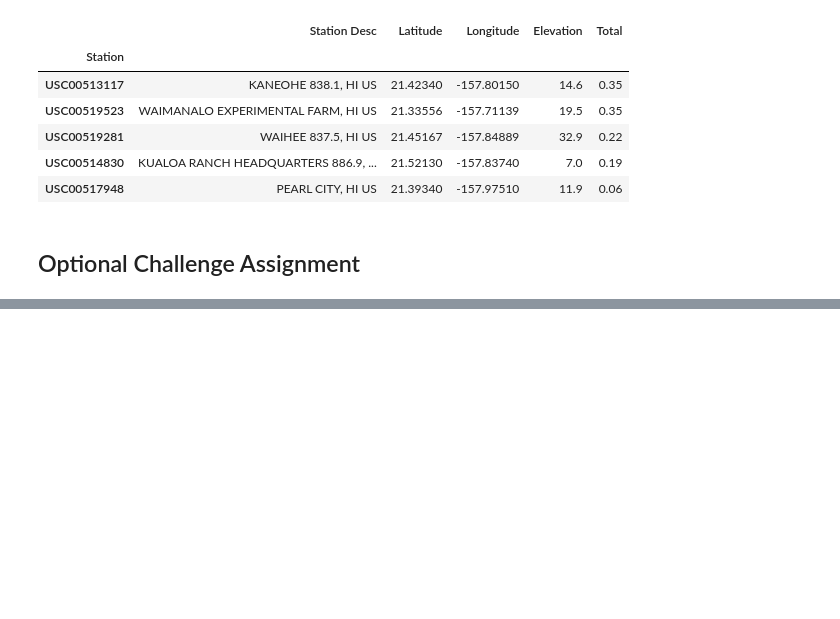
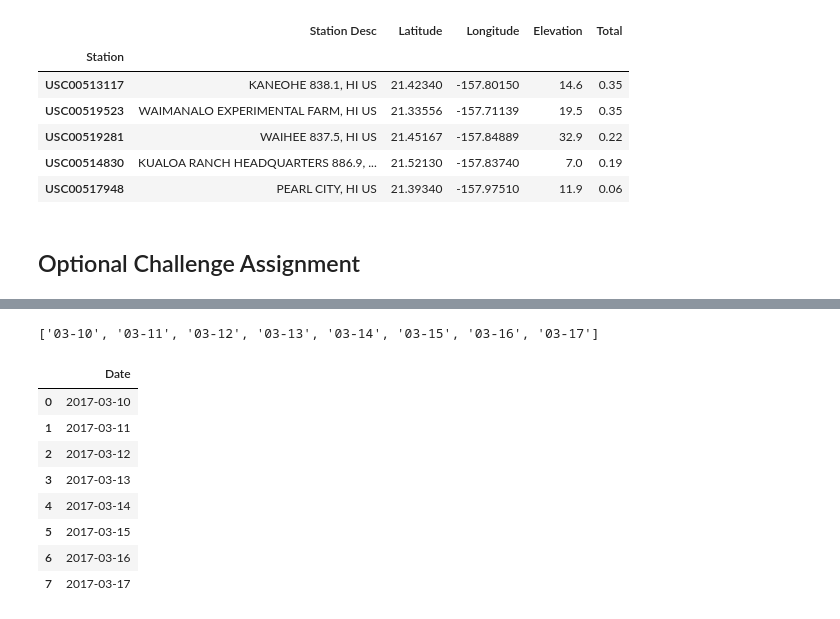
Before and after one commit to tmcbeth/SQL_Alchemy, a Jupyter notebook: climate_starter.ipynb, the cells around one changed output, grey strips where cells are left out. Saved outputs shown, nothing was run; the diff lists cells and outputs as text; code cells hidden in the pictures; blank space fills up the shorter version.

```diff
--- a/climate_starter.ipynb
+++ b/climate_starter.ipynb
@@ -438,0 +530,16 @@ daily_normals("01-01")
+# %%
+days
+# %% [output]
+['03-10', '03-11', '03-12', '03-13', '03-14', '03-15', '03-16', '03-17']
+# %%
+date_table
+# %% [output]
+|  | Date |
+| 0 | 2017-03-10 |
+| 1 | 2017-03-11 |
+| 2 | 2017-03-12 |
+| 3 | 2017-03-13 |
+| 4 | 2017-03-14 |
+| 5 | 2017-03-15 |
+| 6 | 2017-03-16 |
+| 7 | 2017-03-17 |
```
Also changed, not shown: parts of 19 cells of this notebook, 7 other files.
